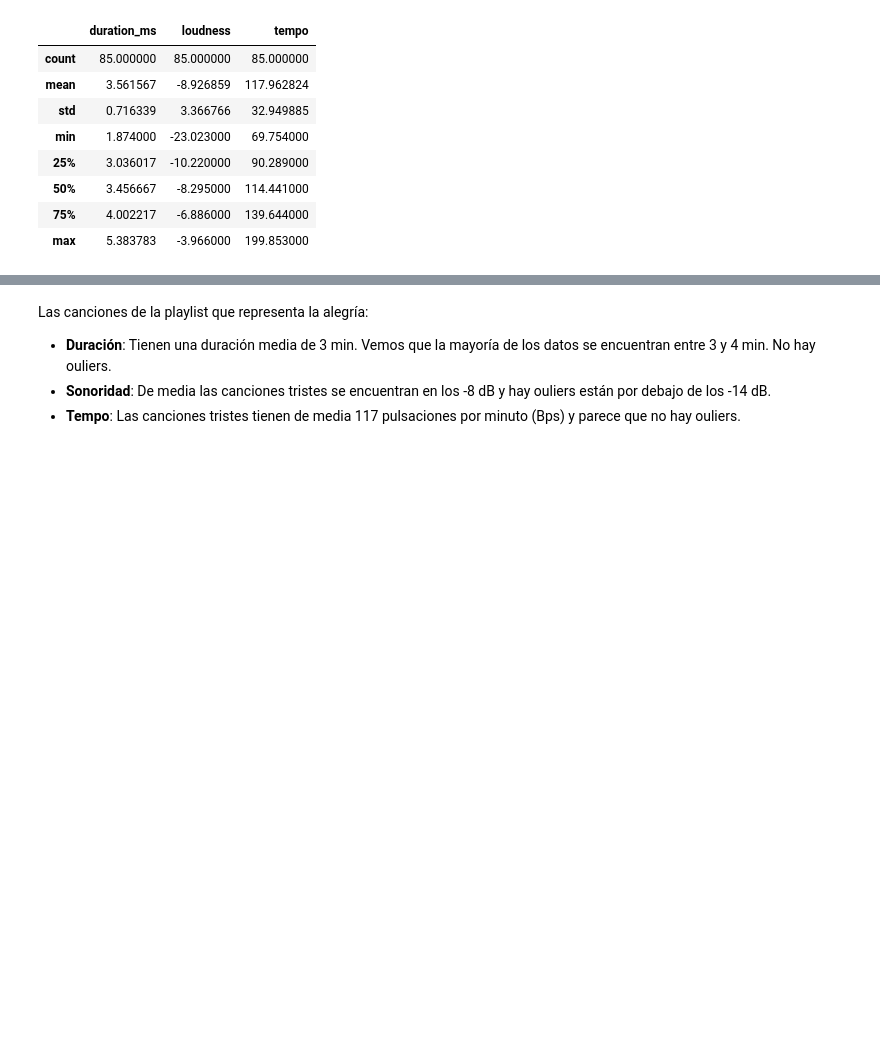
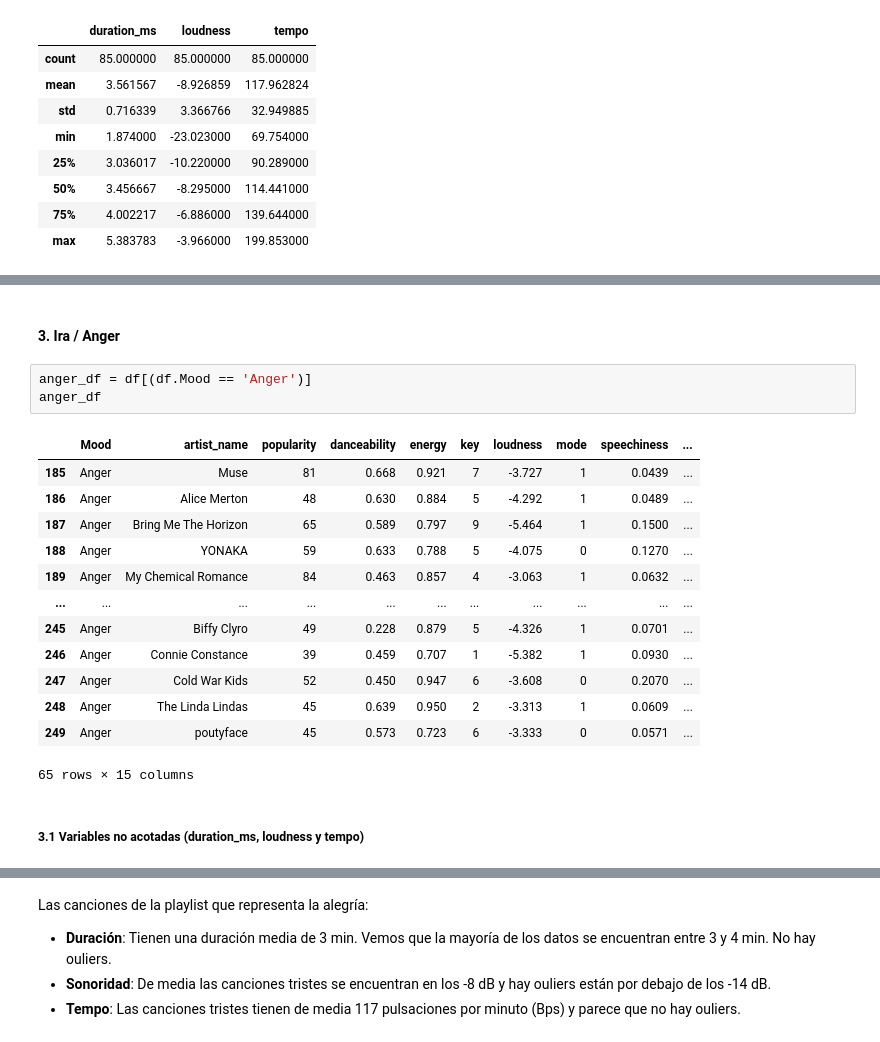
Before and after one commit to bravovielisa/Spotify_analysis, a Jupyter notebook: Notebooks/EDA.ipynb, the cells around one changed output, grey strips where cells are left out. Saved outputs shown, nothing was run; the diff lists cells and outputs as text; blank space fills up the shorter version.

```diff
--- a/Notebooks/EDA.ipynb
+++ b/Notebooks/EDA.ipynb
@@ -293,0 +352,21 @@ sad_df[['duration_ms','loudness','tempo']].describe()
+# %% [markdown]
+#### 3. Ira / Anger
+# %%
+anger_df = df[(df.Mood == 'Anger')]
+anger_df
+# %% [output]
+|  | Mood | artist_name | popularity | danceability | energy | key | loudness | mode | speechiness | ... |
+| 185 | Anger | Muse | 81 | 0.668 | 0.921 | 7 | -3.727 | 1 | 0.0439 | ... |
+| 186 | Anger | Alice Merton | 48 | 0.630 | 0.884 | 5 | -4.292 | 1 | 0.0489 | ... |
+| 187 | Anger | Bring Me The Horizon | 65 | 0.589 | 0.797 | 9 | -5.464 | 1 | 0.1500 | ... |
+| 188 | Anger | YONAKA | 59 | 0.633 | 0.788 | 5 | -4.075 | 0 | 0.1270 | ... |
+| 189 | Anger | My Chemical Romance | 84 | 0.463 | 0.857 | 4 | -3.063 | 1 | 0.0632 | ... |
+| ... | ... | ... | ... | ... | ... | ... | ... | ... | ... | ... |
+| 245 | Anger | Biffy Clyro | 49 | 0.228 | 0.879 | 5 | -4.326 | 1 | 0.0701 | ... |
+| 246 | Anger | Connie Constance | 39 | 0.459 | 0.707 | 1 | -5.382 | 1 | 0.0930 | ... |
+| 247 | Anger | Cold War Kids | 52 | 0.450 | 0.947 | 6 | -3.608 | 0 | 0.2070 | ... |
+| 248 | Anger | The Linda Lindas | 45 | 0.639 | 0.950 | 2 | -3.313 | 1 | 0.0609 | ... |
+| 249 | Anger | poutyface | 45 | 0.573 | 0.723 | 6 | -3.333 | 0 | 0.0571 | ... |
+65 rows × 15 columns
+# %% [markdown]
+##### 3.1 Variables no acotadas (duration_ms, loudness y tempo)
```
Also changed, not shown: parts of 42 cells of this notebook.
